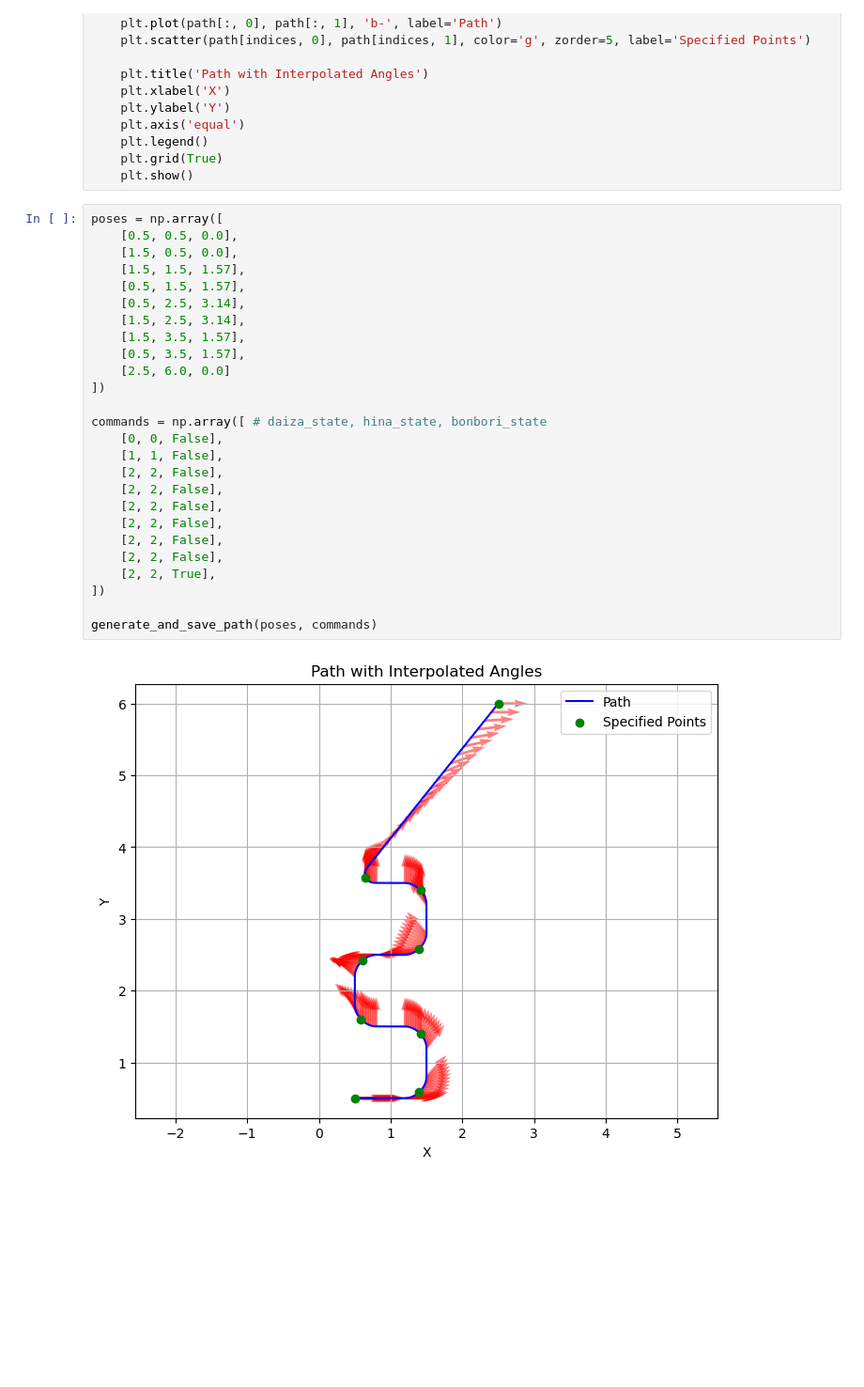
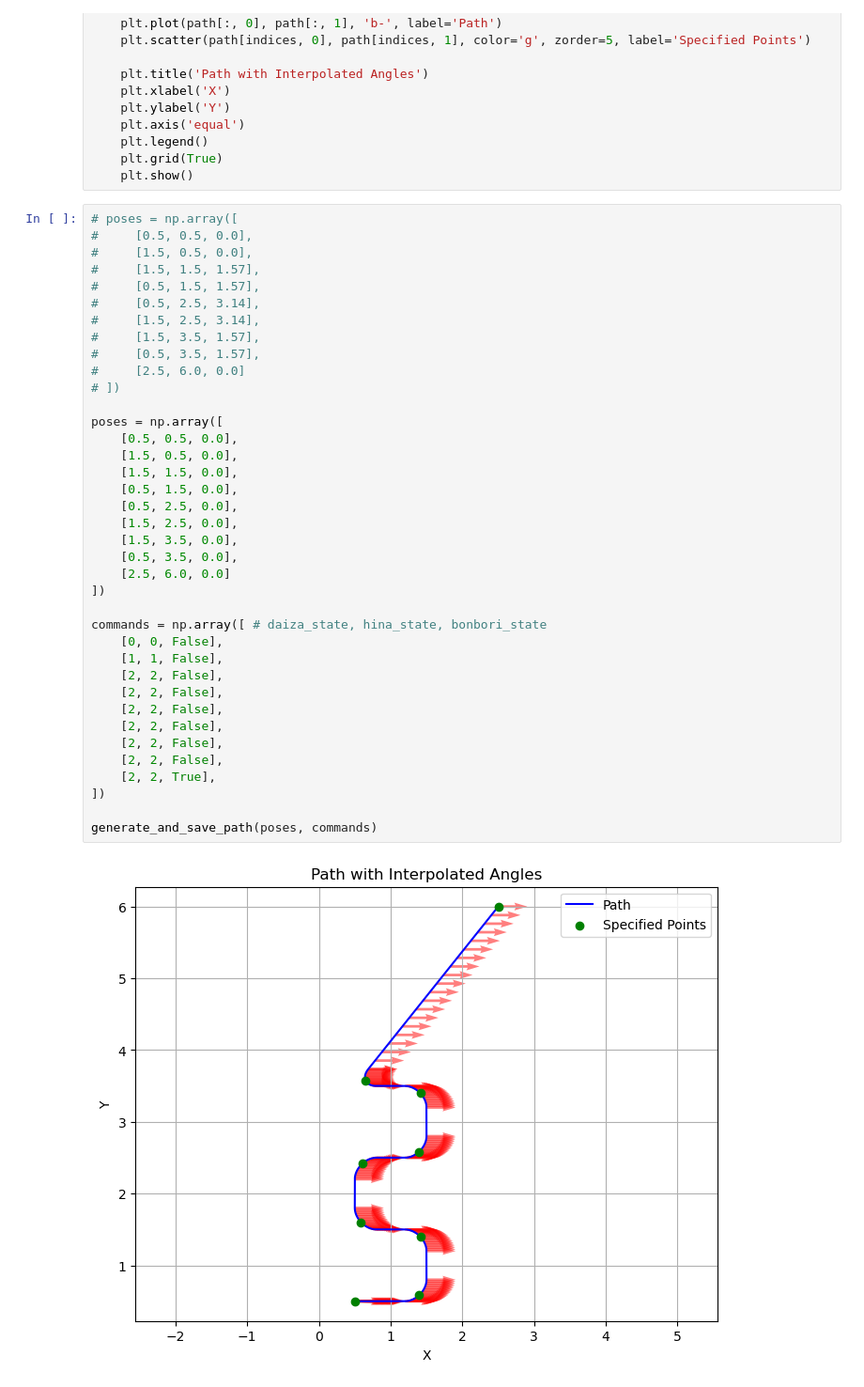
Before and after one commit to NeyagawaRobocons/chassis_haru_robo2024, a Jupyter notebook: pure_pursuit/pure_pursuit/pure_pursuit_test.ipynb, the cells around one changed output. Shown: that part at 94% size. Cells and saved outputs as stored; diff of their text form; blank space fills up the shorter version.

```diff
--- a/pure_pursuit/pure_pursuit/pure_pursuit_test.ipynb
+++ b/pure_pursuit/pure_pursuit/pure_pursuit_test.ipynb
@@ -404,33 +410,45 @@ def generate_and_save_path(poses, commands) -> None:
     plt.grid(True)
     plt.show()
 # %%
+# poses = np.array([
+#     [0.5, 0.5, 0.0],
+#     [1.5, 0.5, 0.0],
+#     [1.5, 1.5, 1.57],
+#     [0.5, 1.5, 1.57],
+#     [0.5, 2.5, 3.14],
+#     [1.5, 2.5, 3.14],
+#     [1.5, 3.5, 1.57],
+#     [0.5, 3.5, 1.57],
+#     [2.5, 6.0, 0.0]
+# ])
+
 poses = np.array([
     [0.5, 0.5, 0.0],
     [1.5, 0.5, 0.0],
-    [1.5, 1.5, 1.57],
-    [0.5, 1.5, 1.57],
-    [0.5, 2.5, 3.14],
-    [1.5, 2.5, 3.14],
-    [1.5, 3.5, 1.57],
-    [0.5, 3.5, 1.57],
+    [1.5, 1.5, 0.0],
+    [0.5, 1.5, 0.0],
+    [0.5, 2.5, 0.0],
+    [1.5, 2.5, 0.0],
+    [1.5, 3.5, 0.0],
+    [0.5, 3.5, 0.0],
     [2.5, 6.0, 0.0]
 ])
 
 commands = np.array([ # daiza_state, hina_state, bonbori_state
     [0, 0, False],
     [1, 1, False],
     [2, 2, False],
     [2, 2, False],
     [2, 2, False],
     [2, 2, False],
     [2, 2, False],
     [2, 2, False],
     [2, 2, True],
 ])
 
 generate_and_save_path(poses, commands)
 # %% [output]
-[figure, old version]
+[figure, new version]
 # %%
 def first_order_vel(previous_vel, input_vel, K, dt, tau):
     new_vel = (tau * previous_vel + K * dt * input_vel) / (tau + dt)
```
Also changed, not shown: parts of 4 cells of this notebook, 1 other file.
